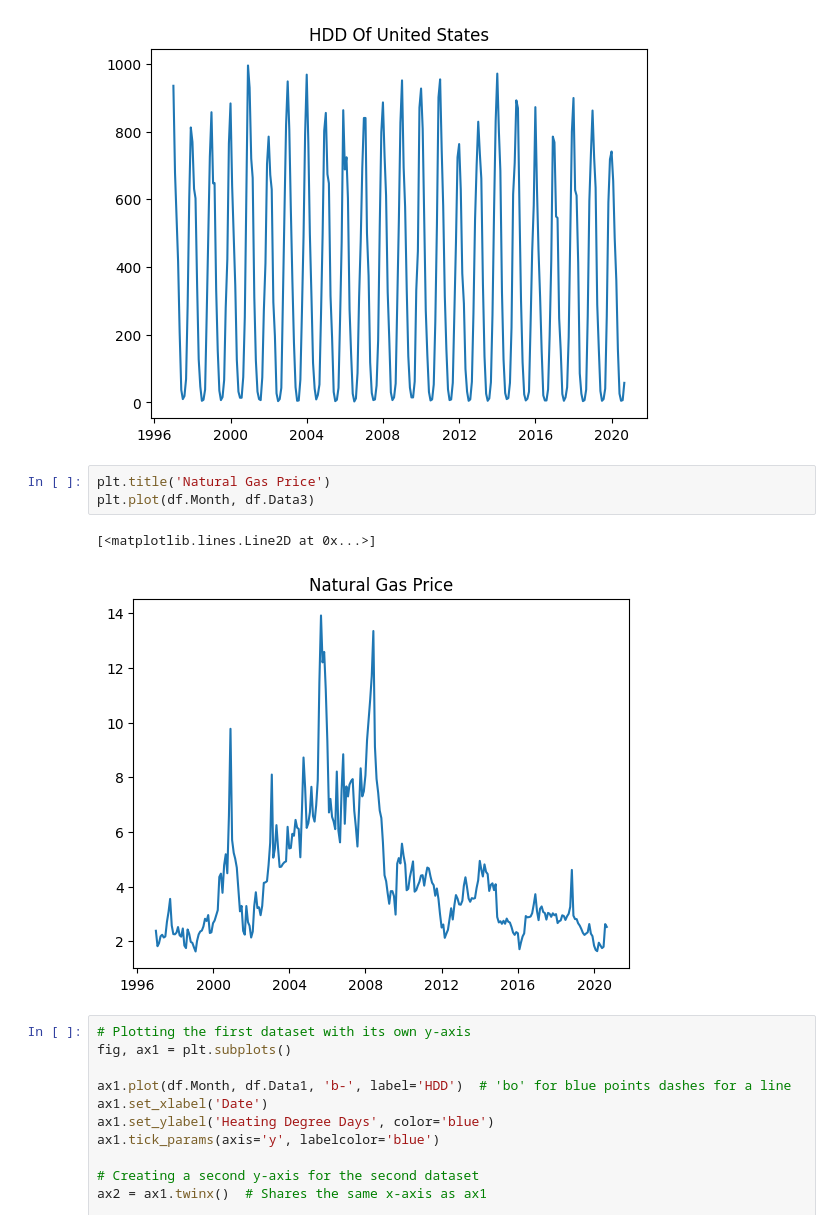
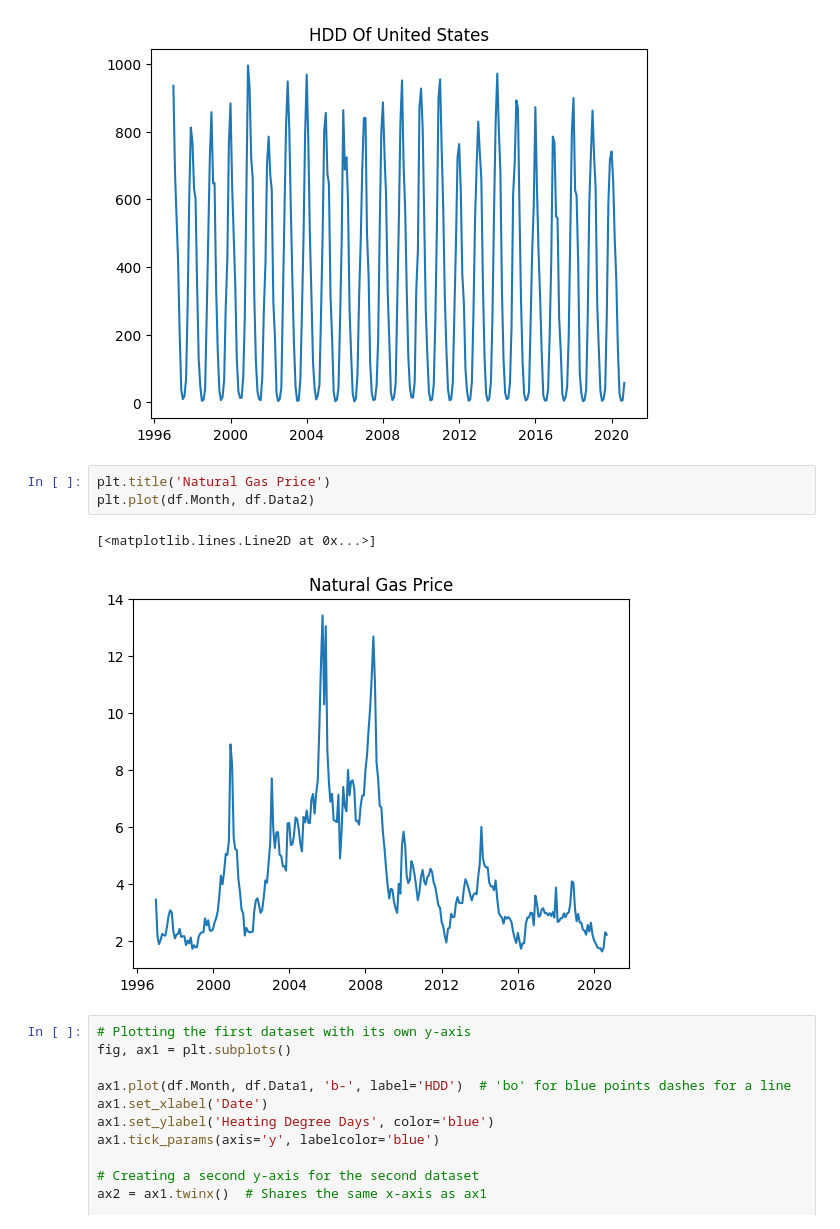
Before and after one commit to johnCavatelli/CS-5990-Gas-Price, a Jupyter notebook: main.ipynb, the cells around one changed output. Saved outputs shown, nothing was run; the diff lists cells and outputs as text.

```diff
--- a/main.ipynb
+++ b/main.ipynb
@@ -24,10 +25,10 @@ plt.plot(df.Month, df.Data1)
 [figure]
 # %%
 plt.title('Natural Gas Price')
-plt.plot(df.Month, df.Data3)
+plt.plot(df.Month, df.Data2)
 # %% [output]
 [<matplotlib.lines.Line2D at 0x...>]
-[figure, old version]
+[figure, new version]
 # %%
 # Plotting the first dataset with its own y-axis
 fig, ax1 = plt.subplots()
```
Also changed, not shown: parts of 7 cells of this notebook, 5 other files.
